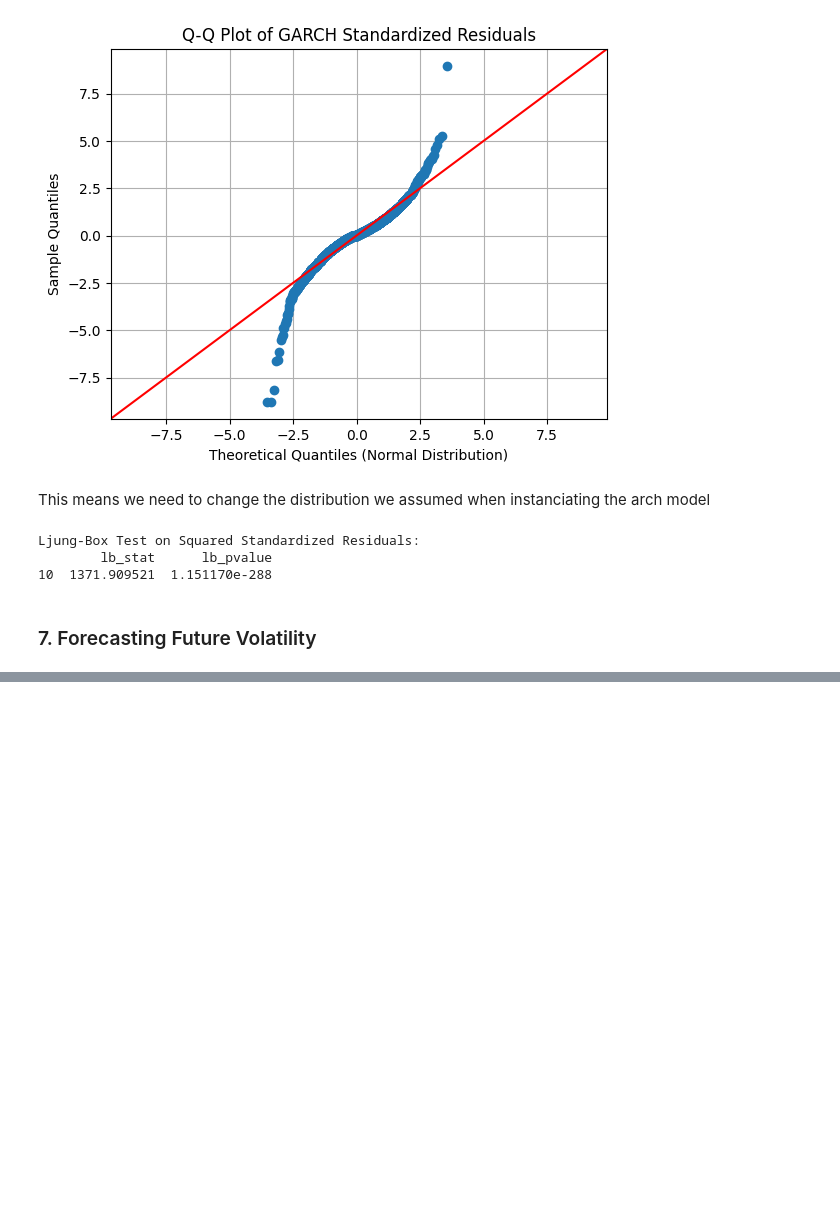
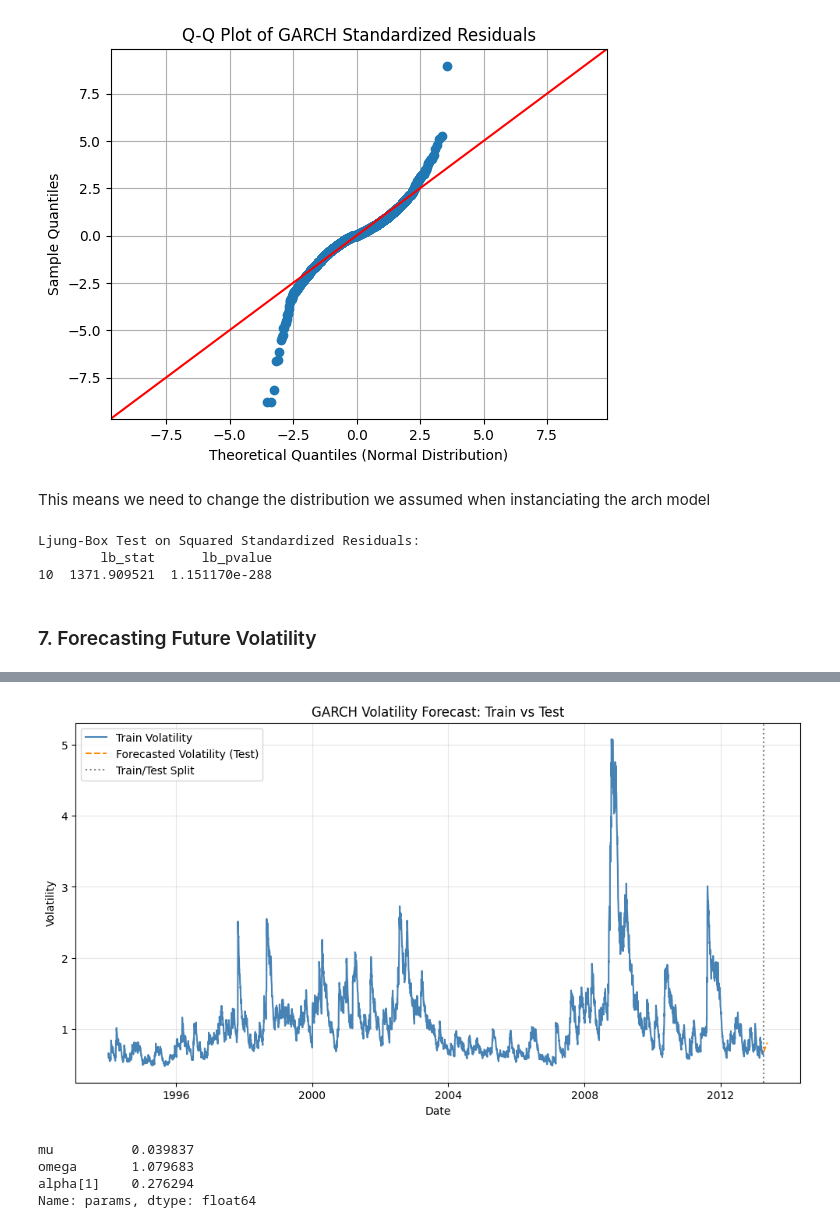
Before and after one commit to WamzMwangi/Advanced_Machine_Learning, a Jupyter notebook: Time_Series_Forecasting/Stock_prices_forecasting.ipynb, the cells around one changed output, grey strips where cells are left out. Drawn from its saved outputs; the diff is of its cells as text; code cells hidden in the pictures; blank space fills up the shorter version.

```diff
--- a/Time_Series_Forecasting/Stock_prices_forecasting.ipynb
+++ b/Time_Series_Forecasting/Stock_prices_forecasting.ipynb
@@ -856,0 +829,43 @@ Name: 2013-04-03 00:00:00, dtype: float64
+# %%
+# Forecast length of test set days into the future
+forecast_horizon = 30
+forecasts = garch_result.forecast(horizon=forecast_horizon, reindex=False)
+
+# Extract the predicted variance - FIX: Use .values[-1] to get the last row
+forecast_variance = forecasts.variance.values[-1]
+forecast_volatility = np.sqrt(forecast_variance)
+
+# FIX: Create a proper pandas Series with test index
+forecast_volatility = pd.Series(forecast_volatility, index=test.index[:forecast_horizon])
+
+# Historical volatility
+hist_vol = garch_result.conditional_volatility
+
+plt.figure(figsize=(12,6))
+
+# Historical (train) volatility
+plt.plot(hist_vol.index, hist_vol.values, label='Train Volatility', color='steelblue')
+
+# Forecasted (test) volatility
+plt.plot(forecast_volatility.index, forecast_volatility.values,
+         label='Forecasted Volatility (Test)',
+         linestyle='--', color='darkorange')
+
+# Mark the train-test split
+plt.axvline(test.index[0], color='gray', linestyle=':', label='Train/Test Split')
+
+plt.title("GARCH Volatility Forecast: Train vs Test")
+plt.xlabel("Date")
+plt.ylabel("Volatility")
+plt.legend()
+plt.grid(alpha=0.3)
+plt.show()
+# %% [output]
+[figure, added]
+# %%
+print(arch_result.params)
+# %% [output]
+mu          0.039837
+omega       1.079683
+alpha[1]    0.276294
+Name: params, dtype: float64
```
Also changed, not shown: parts of 11 cells of this notebook.
